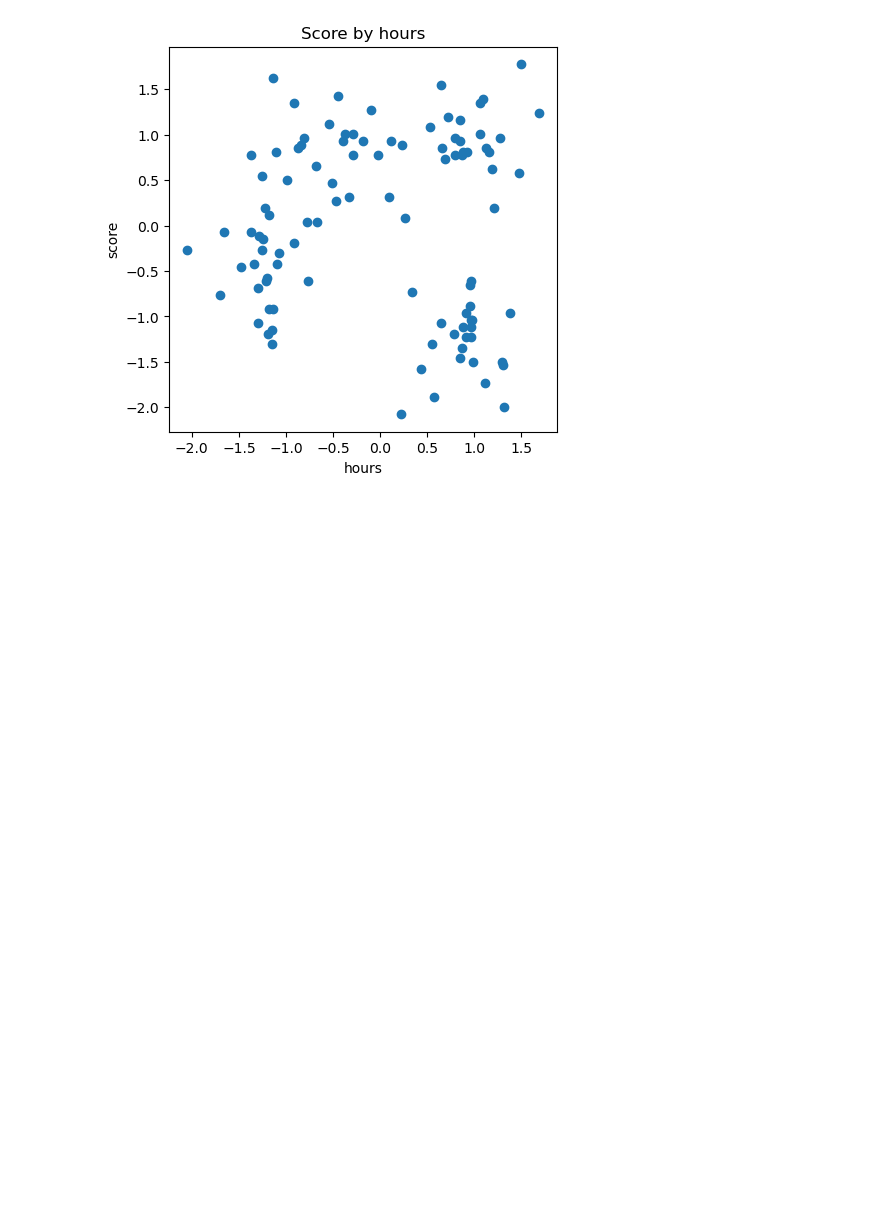
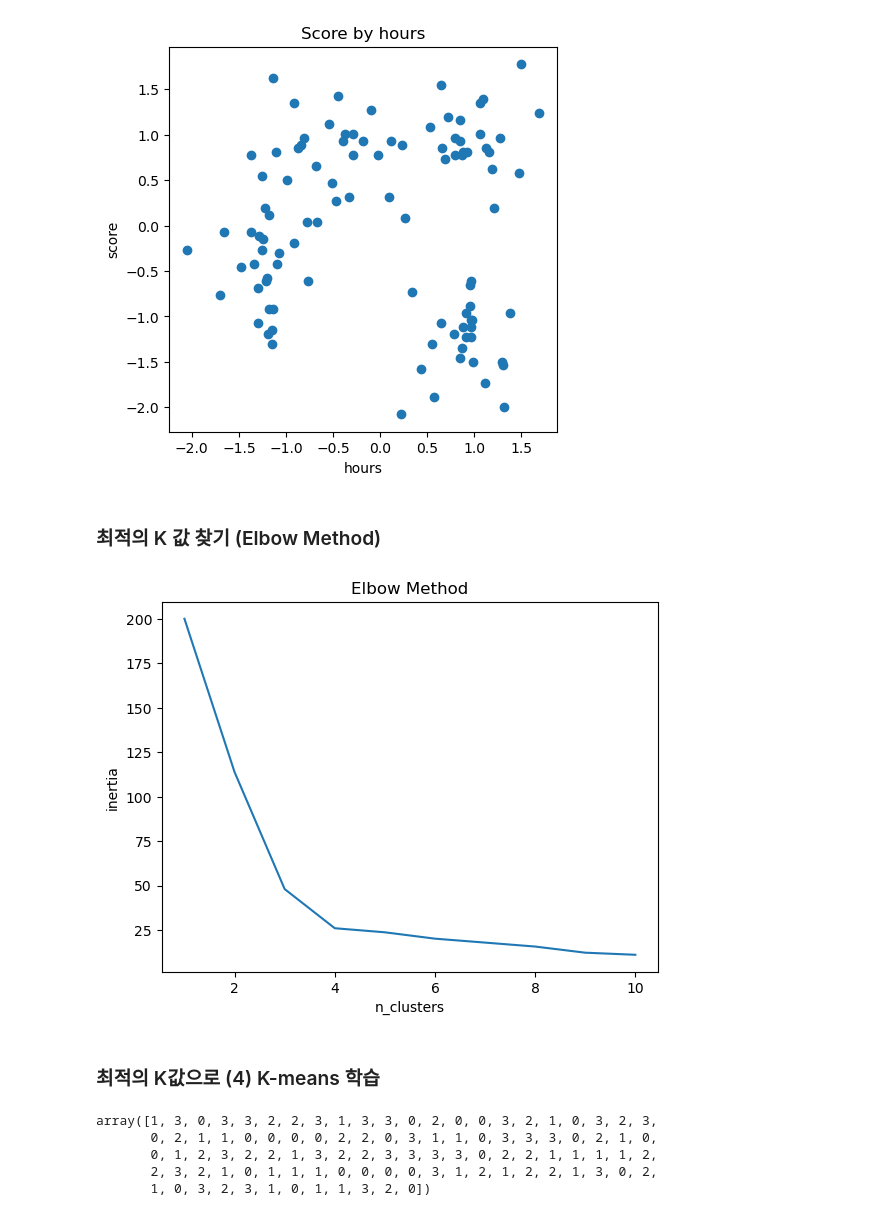
Before and after one commit to Ahram-Jeong/ml-basic, a Jupyter notebook: notebooks/05_KMeans.ipynb, the cells around one changed output. Saved outputs shown, nothing was run; the diff lists cells and outputs as text; code cells hidden in the pictures; blank space fills up the shorter version.

Commit message:
20240715 - K-means clustering_2

```diff
--- a/notebooks/05_KMeans.ipynb
+++ b/notebooks/05_KMeans.ipynb
@@ -71,3 +76,35 @@ plt.ylabel("score")
 plt.show()
 # %% [output]
 [figure]
+# %% [markdown]
+### 최적의 K 값 찾기 (Elbow Method)
+# %%
+from sklearn.cluster import KMeans
+inertia_list = []
+
+for i in range(1, 11) :
+    kmeans = KMeans(n_clusters = i, init = "k-means++", n_init = "auto", random_state = 0)
+    kmeans.fit(X)
+    inertia_list.append(kmeans.inertia_) # 각 지점으로부터 클러스터의 중심(centroid)까지 거리의 제곱의 합
+
+plt.title("Elbow Method")
+plt.plot(range(1, 11), inertia_list)
+plt.xlabel("n_clusters")
+plt.ylabel("inertia")
+plt.show()
+# %% [output]
+[figure, added]
+# %% [markdown]
+### 최적의 K값으로 (4) K-means 학습
+# %%
+K = 4 # 최적의 K 값
+kmeans = KMeans(n_clusters = K, n_init = "auto", random_state = 0)
+# kmeans.fit(X)
+y_kmeans = kmeans.fit_predict(X)
+y_kmeans
+# %% [output]
+array([1, 3, 0, 3, 3, 2, 2, 3, 1, 3, 3, 0, 2, 0, 0, 3, 2, 1, 0, 3, 2, 3,
+       0, 2, 1, 1, 0, 0, 0, 0, 2, 2, 0, 3, 1, 1, 0, 3, 3, 3, 0, 2, 1, 0,
+       0, 1, 2, 3, 2, 2, 1, 3, 2, 2, 3, 3, 3, 3, 0, 2, 2, 1, 1, 1, 1, 2,
+       2, 3, 2, 1, 0, 1, 1, 1, 0, 0, 0, 0, 3, 1, 2, 1, 2, 2, 1, 3, 0, 2,
+       1, 0, 3, 2, 3, 1, 0, 1, 1, 3, 2, 0])
```
Also changed, not shown: parts of 9 cells of this notebook.
